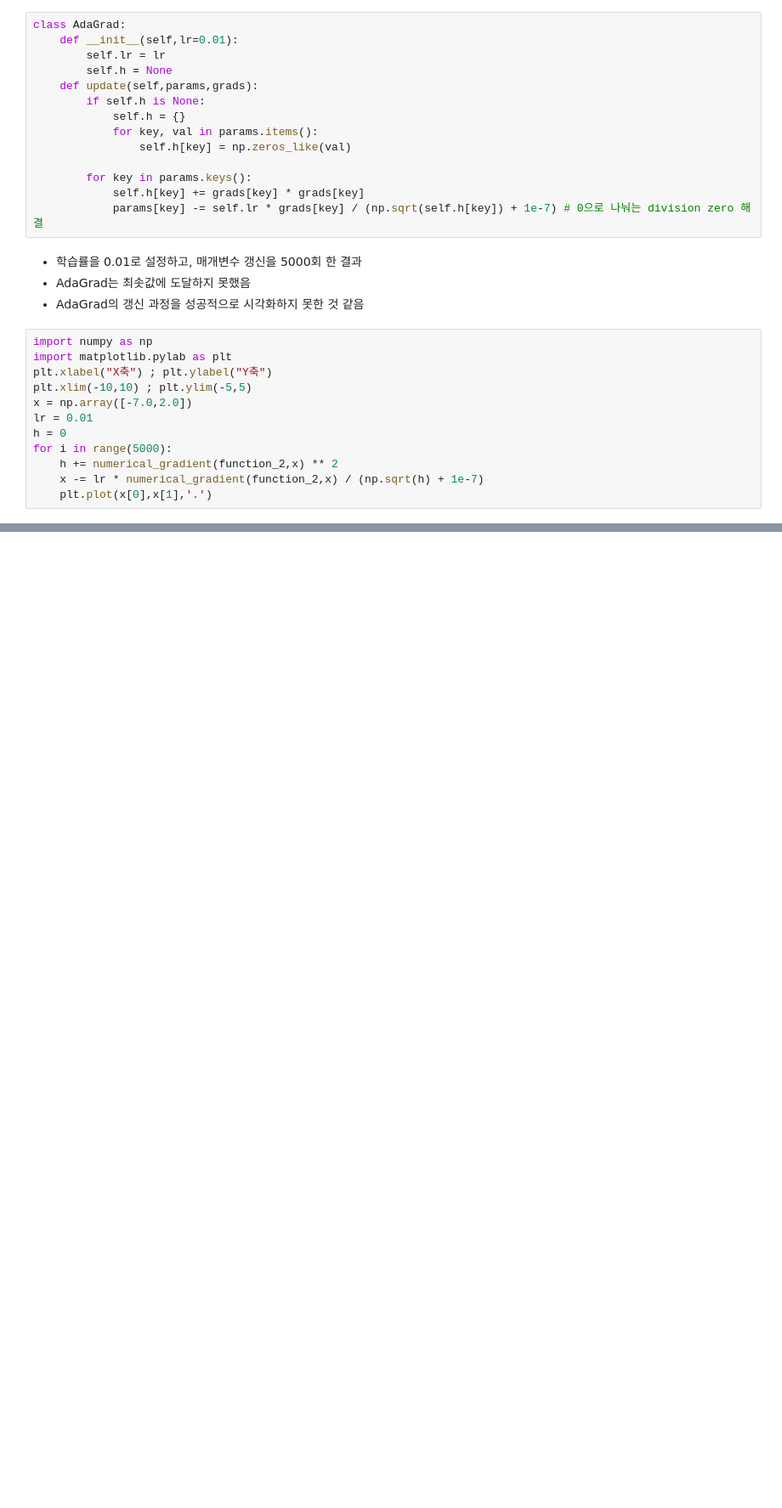
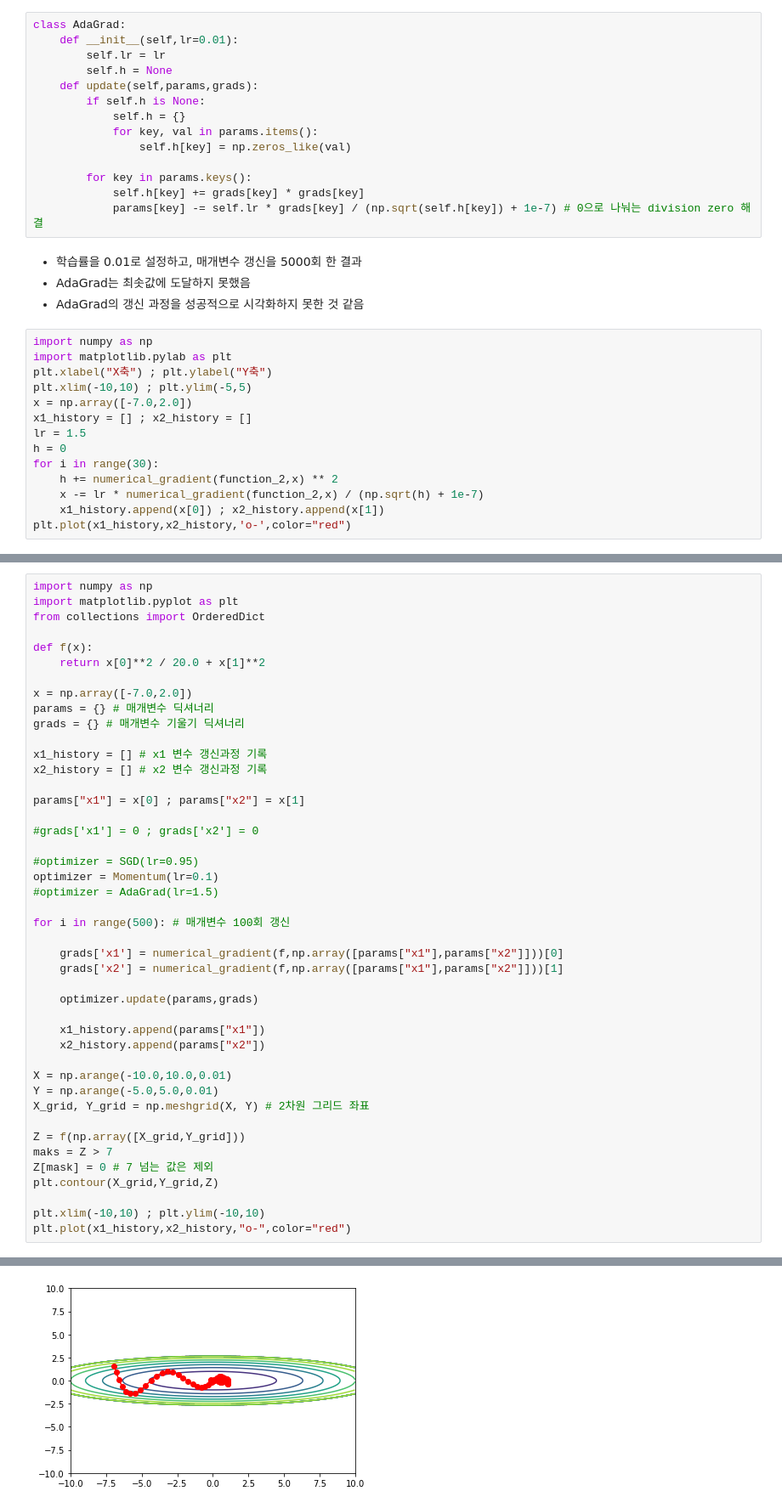
Before and after one commit to yxbxn/python, a Jupyter notebook: 다양한 매개변수 갱신방법.ipynb, the cells around one changed output, grey strips where cells are left out. Shown at 85% size. Drawn from its saved outputs; the diff is of its cells as text; blank space fills up the shorter version.

Commit message:
시각화 과정 코드 수정
- 매개변수 시각화 과정 코드 수정
- Momentum 코드 오류 수정

```diff
--- a/다양한 매개변수 갱신방법.ipynb
+++ b/다양한 매개변수 갱신방법.ipynb
@@ -124,10 +132,12 @@ import matplotlib.pylab as plt
 plt.xlabel("X축") ; plt.ylabel("Y축")
 plt.xlim(-10,10) ; plt.ylim(-5,5)
 x = np.array([-7.0,2.0])
-lr = 0.01
+x1_history = [] ; x2_history = []
+lr = 1.5
 h = 0
-for i in range(5000):
+for i in range(30):
     h += numerical_gradient(function_2,x) ** 2
     x -= lr * numerical_gradient(function_2,x) / (np.sqrt(h) + 1e-7)
-    plt.plot(x[0],x[1],'.')
+    x1_history.append(x[0]) ; x2_history.append(x[1])
+plt.plot(x1_history,x2_history,'o-',color="red")
 # %% [output]
@@ -134,0 +149,45 @@ for i in range(5000):
+# %%
+import numpy as np
+import matplotlib.pyplot as plt
+from collections import OrderedDict
+
+def f(x):
+    return x[0]**2 / 20.0 + x[1]**2
+
+x = np.array([-7.0,2.0])
+params = {} # 매개변수 딕셔너리
+grads = {} # 매개변수 기울기 딕셔너리
+
+x1_history = [] # x1 변수 갱신과정 기록
+x2_history = [] # x2 변수 갱신과정 기록
+
+params["x1"] = x[0] ; params["x2"] = x[1]
+
+#grads['x1'] = 0 ; grads['x2'] = 0
+
+#optimizer = SGD(lr=0.95)
+optimizer = Momentum(lr=0.1)
+#optimizer = AdaGrad(lr=1.5)
+
+for i in range(500): # 매개변수 100회 갱신
+
+    grads['x1'] = numerical_gradient(f,np.array([params["x1"],params["x2"]]))[0]
+    grads['x2'] = numerical_gradient(f,np.array([params["x1"],params["x2"]]))[1]
+
+    optimizer.update(params,grads)
+
+    x1_history.append(params["x1"])
+    x2_history.append(params["x2"])
+
+X = np.arange(-10.0,10.0,0.01)
+Y = np.arange(-5.0,5.0,0.01)
+X_grid, Y_grid = np.meshgrid(X, Y) # 2차원 그리드 좌표
+
+Z = f(np.array([X_grid,Y_grid]))
+maks = Z > 7
+Z[mask] = 0 # 7 넘는 값은 제외
+plt.contour(X_grid,Y_grid,Z)
+
+plt.xlim(-10,10) ; plt.ylim(-10,10)
+plt.plot(x1_history,x2_history,"o-",color="red")
+# %% [output]
@@ -134,0 +195 @@ for i in range(5000):
+[figure, added]
```
Also changed, not shown: parts of 8 cells of this notebook.
